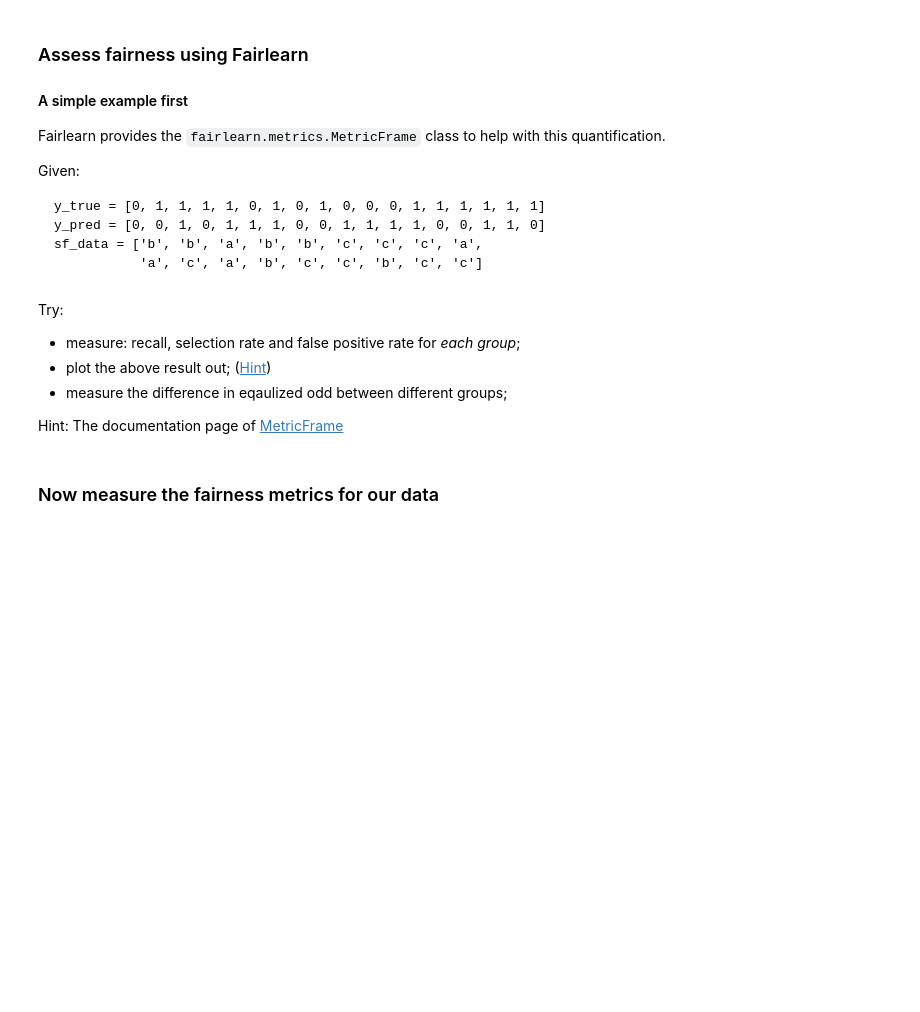
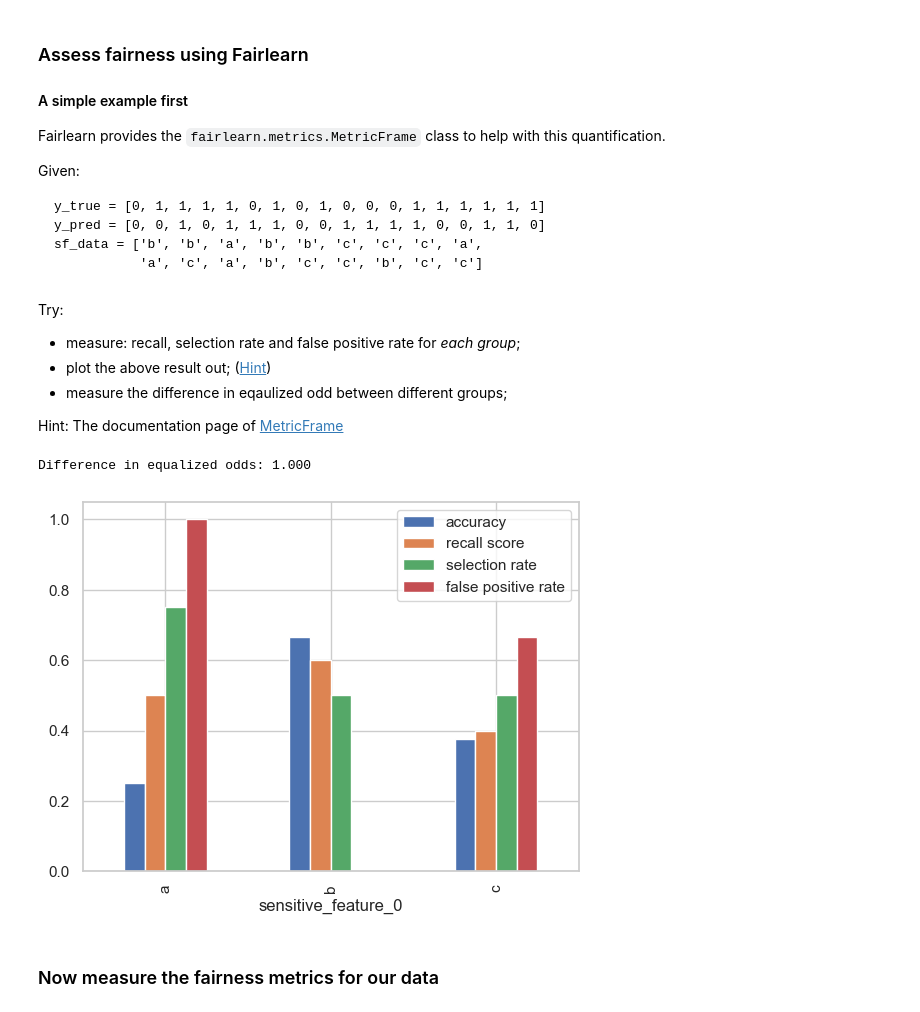
Before and after one commit to Villinger1999/RAI_fairness_exercise1, a Jupyter notebook: exercise.ipynb, the cells around one changed output. Cells and saved outputs as stored; diff of their text form; code cells hidden in the pictures; blank space fills up the shorter version.

```diff
--- a/exercise.ipynb
+++ b/exercise.ipynb
@@ -272,6 +273,33 @@ Try:
 
 
 Hint: The documentation page of [MetricFrame](https://fairlearn.org/main/api_reference/generated/fairlearn.metrics.MetricFrame.html#fairlearn.metrics.MetricFrame)
+# %%
+from sklearn.metrics import recall_score
+from fairlearn.metrics import equalized_odds_difference
+
+y_true = [0, 1, 1, 1, 1, 0, 1, 0, 1, 0, 0, 0, 1, 1, 1, 1, 1, 1]
+y_pred = [0, 0, 1, 0, 1, 1, 1, 0, 0, 1, 1, 1, 1, 0, 0, 1, 1, 0]
+sf_data = ['b', 'b', 'a', 'b', 'b', 'c', 'c', 'c', 'a',
+           'a', 'c', 'a', 'b', 'c', 'c', 'b', 'c', 'c']
+
+metrics = {
+    "accuracy": accuracy_score,
+    "recall score": recall_score,
+    "selection rate": selection_rate,
+    "false positive rate": false_positive_rate
+}
+metric_frame = MetricFrame(
+    metrics=metrics, y_true=y_true, y_pred=y_pred, sensitive_features=sf_data
+)
+
+metric_frame.by_group.plot.bar();
+
+print(
+    f"Difference in equalized odds: {equalized_odds_difference(y_true=y_true, y_pred=y_pred, sensitive_features=sf_data):.3f}"
+)
+# %% [output]
+Difference in equalized odds: 1.000
+[figure, added]
 # %% [markdown]
 ### Now measure the fairness metrics for our data
 # %%
```
Also changed, not shown: parts of 5 cells of this notebook.
